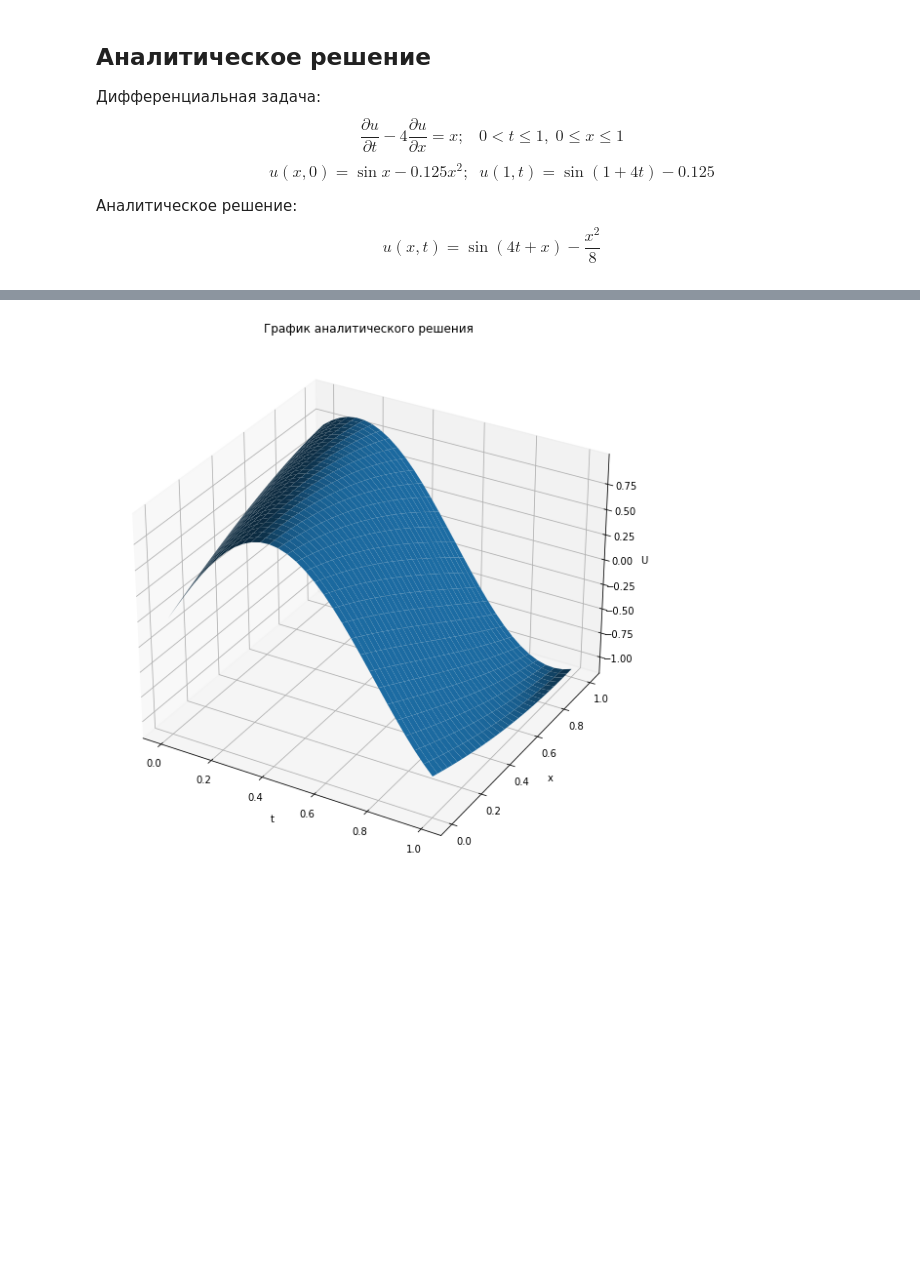
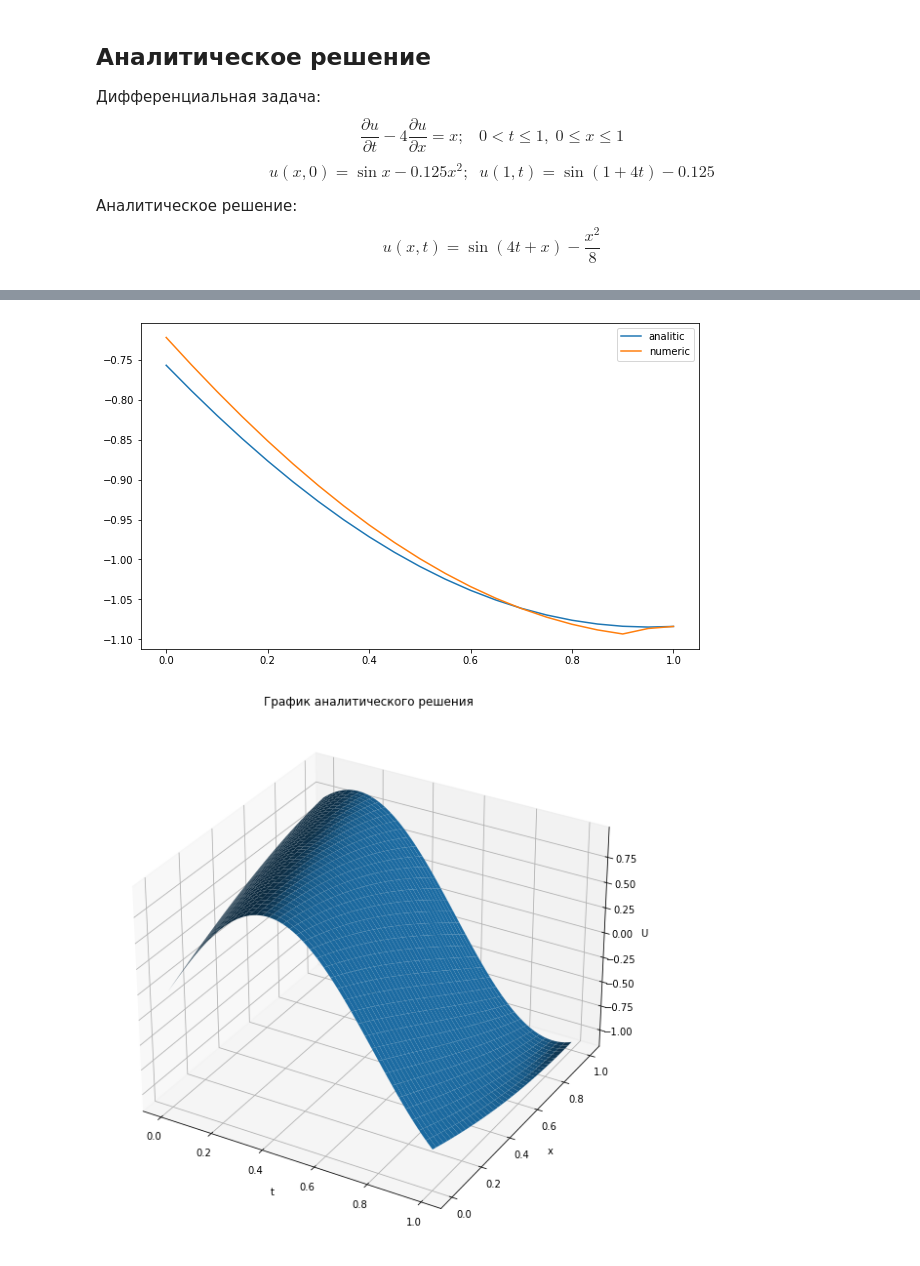
Before and after one commit to yarvod/Comp_math, a Jupyter notebook: 5_lab/5_lab.ipynb, the cells around one changed output, grey strips where cells are left out. Drawn from its saved outputs; the diff is of its cells as text; code cells hidden in the pictures; blank space fills up the shorter version.

```diff
--- a/5_lab/5_lab.ipynb
+++ b/5_lab/5_lab.ipynb
@@ -203 +161,9 @@ table
+# %%
+plt.figure(figsize = (10,6))
+plt.plot(x,np.vectorize(anal)(x,[t[N] for i in range(L+1)]))
+plt.plot(x,U[N])
+plt.legend(['analitic','numeric'])
+plt.show()
+# %% [output]
+[figure, added]
 # %%
```
Also changed, not shown: parts of 15 cells of this notebook, 2 other files.
